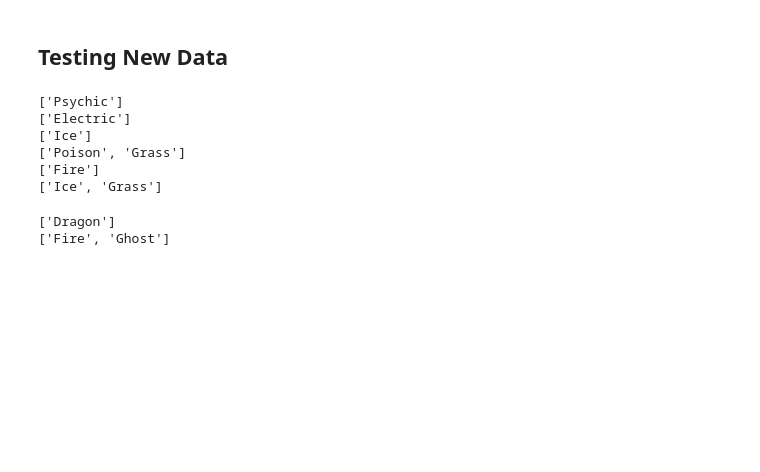
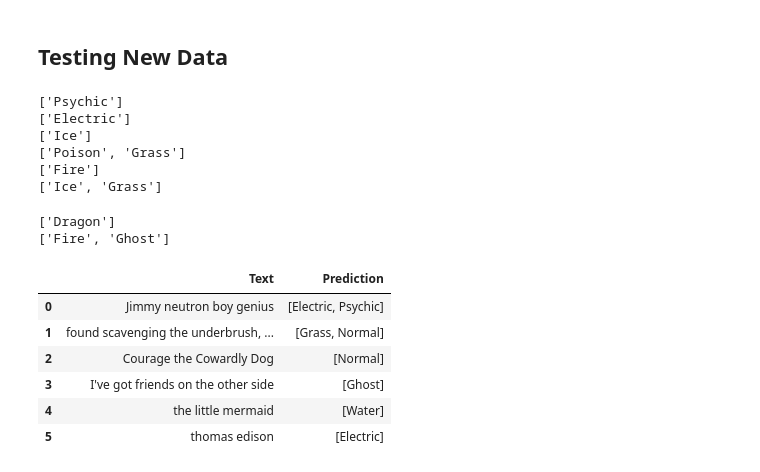
Before and after one commit to rbelfer/pokedex_nlp, a Jupyter notebook: Pokemon_DB_NLP.ipynb, the cells around one changed output. Saved outputs shown, nothing was run; the diff lists cells and outputs as text; code cells hidden in the pictures; blank space fills up the shorter version.

```diff
--- a/Pokemon_DB_NLP.ipynb
+++ b/Pokemon_DB_NLP.ipynb
@@ -2502,3 +2502,21 @@ print(poke_prediction("The descent of this mighty creature shall be heralded by
 # %% [output]
 ['Dragon']
 ['Fire', 'Ghost']
+# %%
+new_df = pd.DataFrame(columns=['Text', 'Prediction'])
+sentences = ["Jimmy neutron boy genius", \
+             "found scavenging the underbrush, eating apples", \
+             "Courage the Cowardly Dog", "I've got friends on the other side", \
+             "the little mermaid", \
+             "thomas edison"]
+for sentence in sentences:
+  new_df = new_df.append({"Text": sentence, "Prediction": poke_prediction(sentence, tokenizer, model)}, ignore_index = True)
+new_df
+# %% [output]
+|  | Text | Prediction |
+| 0 | Jimmy neutron boy genius | [Electric, Psychic] |
+| 1 | found scavenging the underbrush, ... | [Grass, Normal] |
+| 2 | Courage the Cowardly Dog | [Normal] |
+| 3 | I've got friends on the other side | [Ghost] |
+| 4 | the little mermaid | [Water] |
+| 5 | thomas edison | [Electric] |
```
Also changed, not shown: parts of 1 cell of this notebook.
